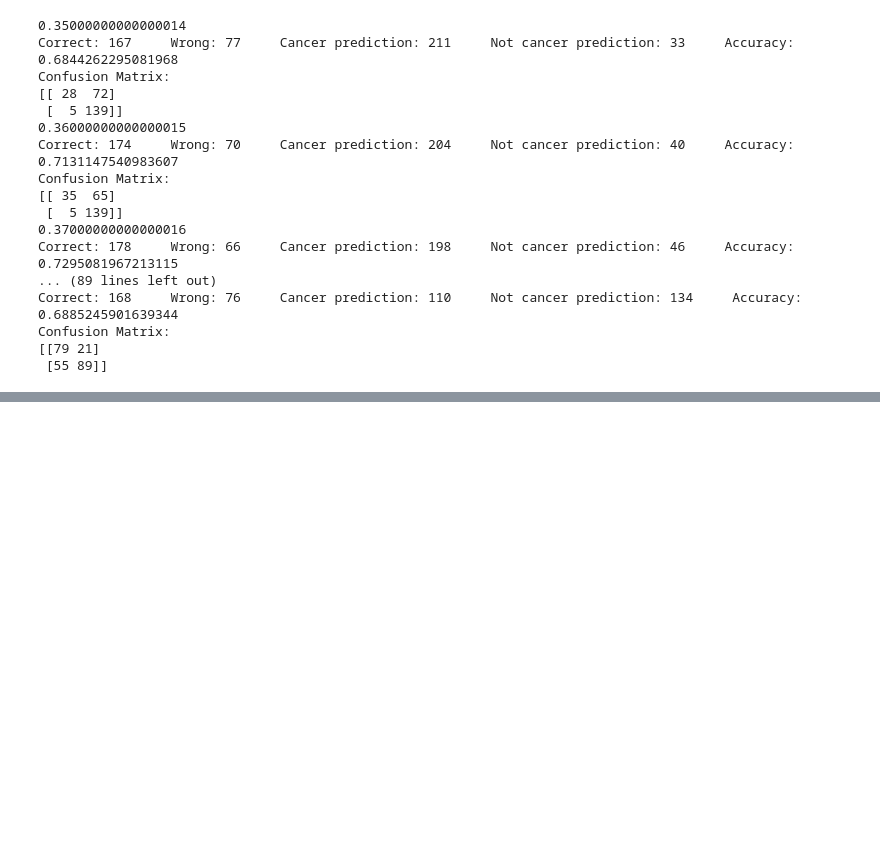
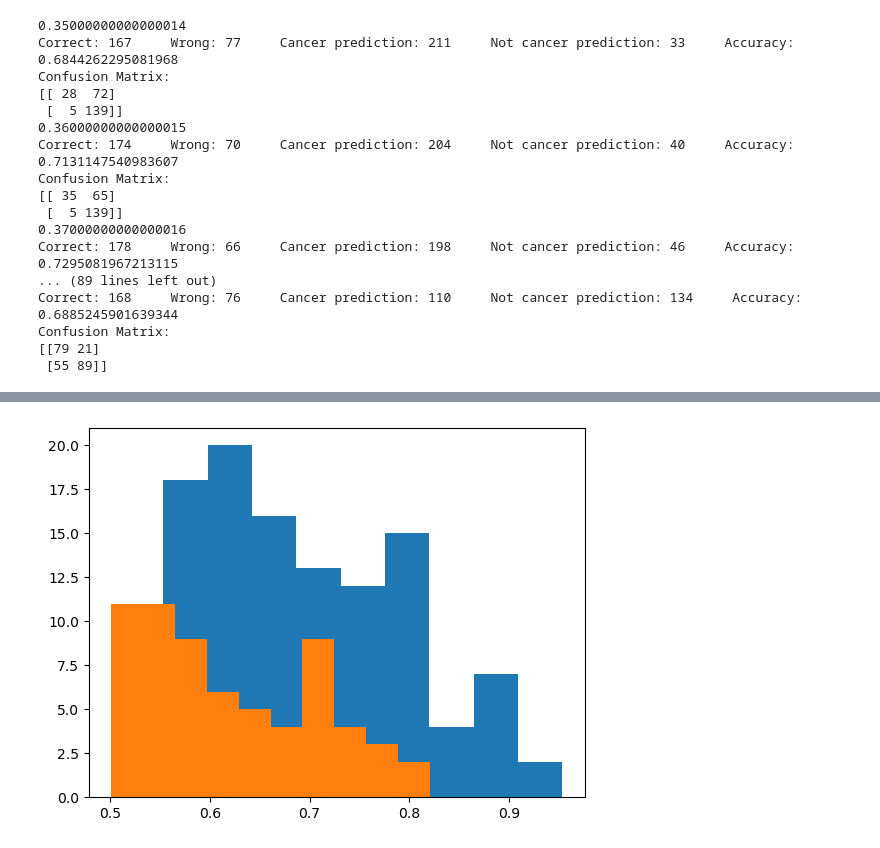
Before and after one commit to kjaer5555/mdasm-2024, a Jupyter notebook: model_exsample - Copy.ipynb, the cells around one changed output, grey strips where cells are left out. Cells and saved outputs as stored; diff of their text form; code cells hidden in the pictures; blank space fills up the shorter version.

```diff
--- a/model_exsample - Copy.ipynb
+++ b/model_exsample - Copy.ipynb
@@ -1081,0 +1187,6 @@ Confusion Matrix:
+# %%
+plt.hist(TP_list)
+plt.hist(TN_list)
+plt.show()
+# %% [output]
+[figure, added]
```
Also changed, not shown: parts of 2 cells of this notebook, 1 other file.
